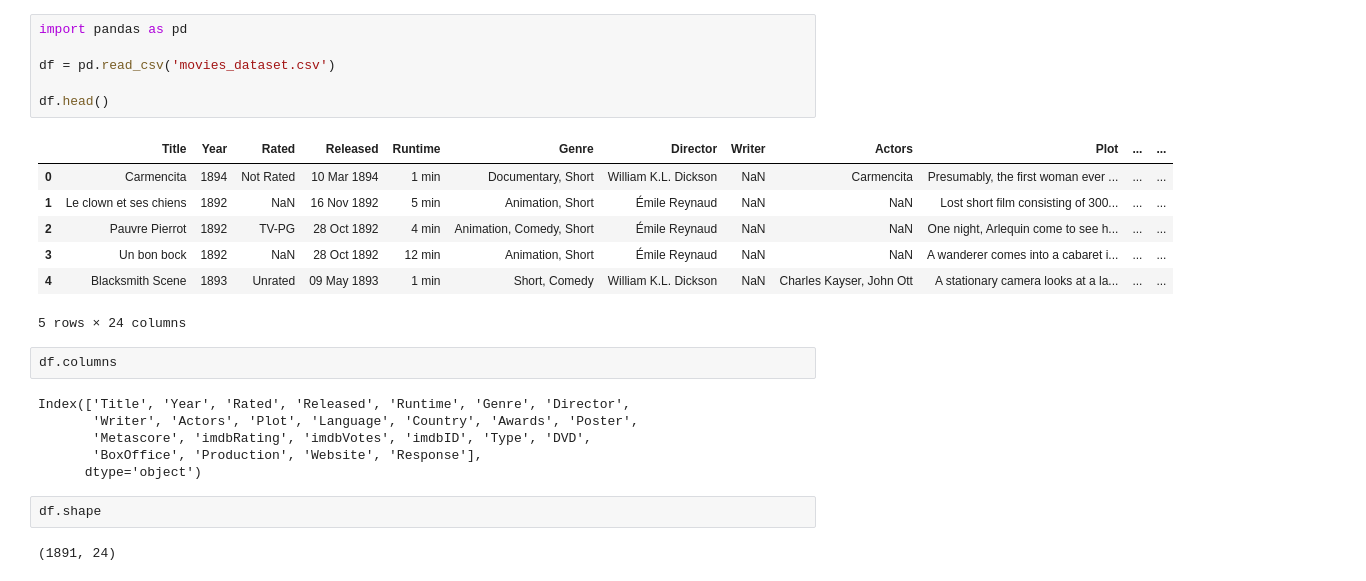
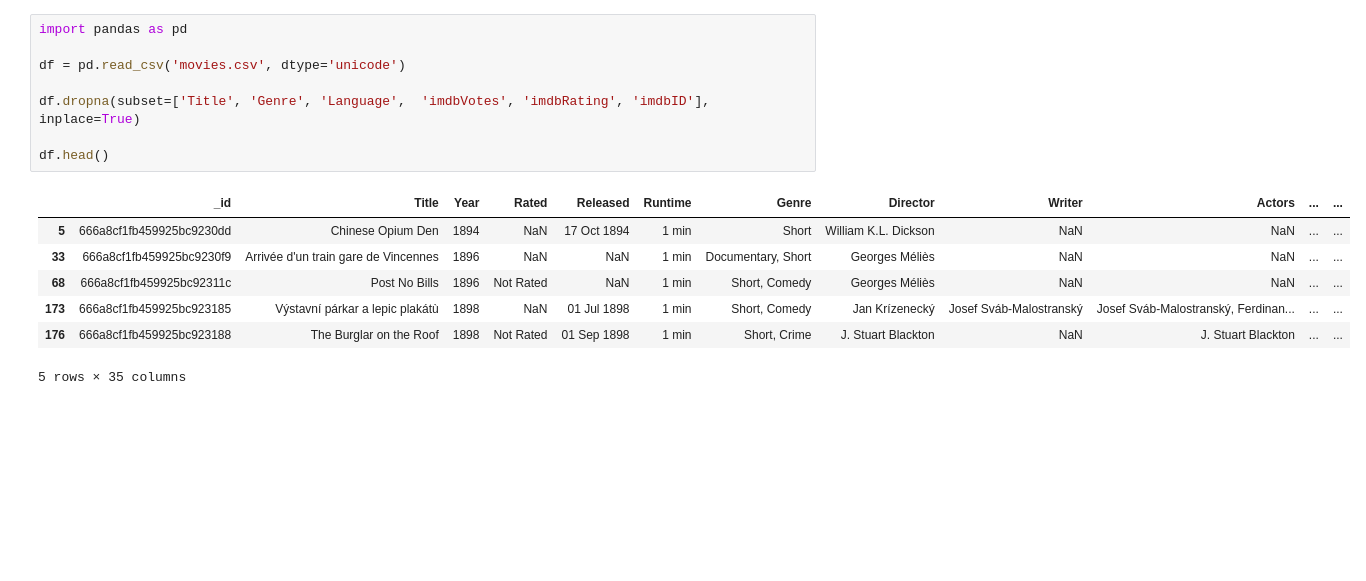
Before and after one commit to lalan-desai/MRS-With-ML, a Jupyter notebook: Data Clearning.ipynb, the cells around one changed output. Cells and saved outputs as stored; diff of their text form; blank space fills up the shorter version.

```diff
--- a/Data Clearning.ipynb
+++ b/Data Clearning.ipynb
@@ -1,26 +1,16 @@
 # %%
 import pandas as pd
 
-df = pd.read_csv('movies_dataset.csv')
+df = pd.read_csv('movies.csv', dtype='unicode')
+
+df.dropna(subset=['Title', 'Genre', 'Language',  'imdbVotes', 'imdbRating', 'imdbID'], inplace=True)
 
 df.head()
 # %% [output]
-|  | Title | Year | Rated | Released | Runtime | Genre | Director | Writer | Actors | Plot | ... | ... |
-| 0 | Carmencita | 1894 | Not Rated | 10 Mar 1894 | 1 min | Documentary, Short | William K.L. Dickson | NaN | Carmencita | Presumably, the first woman ever ... | ... | ... |
-| 1 | Le clown et ses chiens | 1892 | NaN | 16 Nov 1892 | 5 min | Animation, Short | Émile Reynaud | NaN | NaN | Lost short film consisting of 300... | ... | ... |
-| 2 | Pauvre Pierrot | 1892 | TV-PG | 28 Oct 1892 | 4 min | Animation, Comedy, Short | Émile Reynaud | NaN | NaN | One night, Arlequin come to see h... | ... | ... |
-| 3 | Un bon bock | 1892 | NaN | 28 Oct 1892 | 12 min | Animation, Short | Émile Reynaud | NaN | NaN | A wanderer comes into a cabaret i... | ... | ... |
-| 4 | Blacksmith Scene | 1893 | Unrated | 09 May 1893 | 1 min | Short, Comedy | William K.L. Dickson | NaN | Charles Kayser, John Ott | A stationary camera looks at a la... | ... | ... |
+|  | _id | Title | Year | Rated | Released | Runtime | Genre | Director | Writer | Actors | ... | ... |
+| 5 | 666a8cf1fb459925bc9230dd | Chinese Opium Den | 1894 | NaN | 17 Oct 1894 | 1 min | Short | William K.L. Dickson | NaN | NaN | ... | ... |
+| 33 | 666a8cf1fb459925bc9230f9 | Arrivée d'un train gare de Vincennes | 1896 | NaN | NaN | 1 min | Documentary, Short | Georges Méliès | NaN | NaN | ... | ... |
+| 68 | 666a8cf1fb459925bc92311c | Post No Bills | 1896 | Not Rated | NaN | 1 min | Short, Comedy | Georges Méliès | NaN | NaN | ... | ... |
+| 173 | 666a8cf1fb459925bc923185 | Výstavní párkar a lepic plakátù | 1898 | NaN | 01 Jul 1898 | 1 min | Short, Comedy | Jan Krízenecký | Josef Sváb-Malostranský | Josef Sváb-Malostranský, Ferdinan... | ... | ... |
+| 176 | 666a8cf1fb459925bc923188 | The Burglar on the Roof | 1898 | Not Rated | 01 Sep 1898 | 1 min | Short, Crime | J. Stuart Blackton | NaN | J. Stuart Blackton | ... | ... |
-5 rows × 24 columns
+5 rows × 35 columns
-# %%
-df.columns
-# %% [output]
-Index(['Title', 'Year', 'Rated', 'Released', 'Runtime', 'Genre', 'Director',
-       'Writer', 'Actors', 'Plot', 'Language', 'Country', 'Awards', 'Poster',
-       'Metascore', 'imdbRating', 'imdbVotes', 'imdbID', 'Type', 'DVD',
-       'BoxOffice', 'Production', 'Website', 'Response'],
-      dtype='object')
-# %%
-df.shape
-# %% [output]
-(1891, 24)
```
Also changed, not shown: parts of 9 cells of this notebook, 11 other files.
